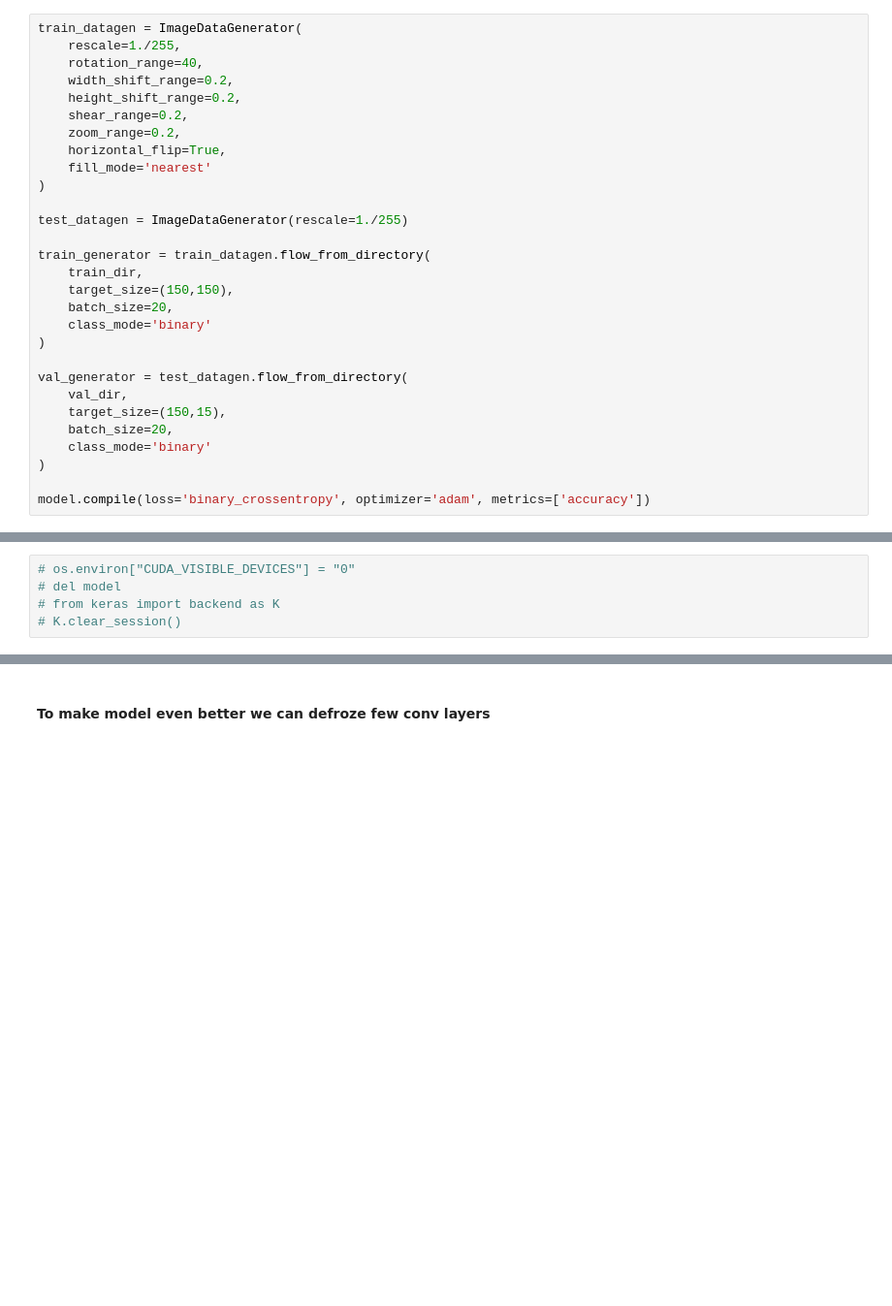
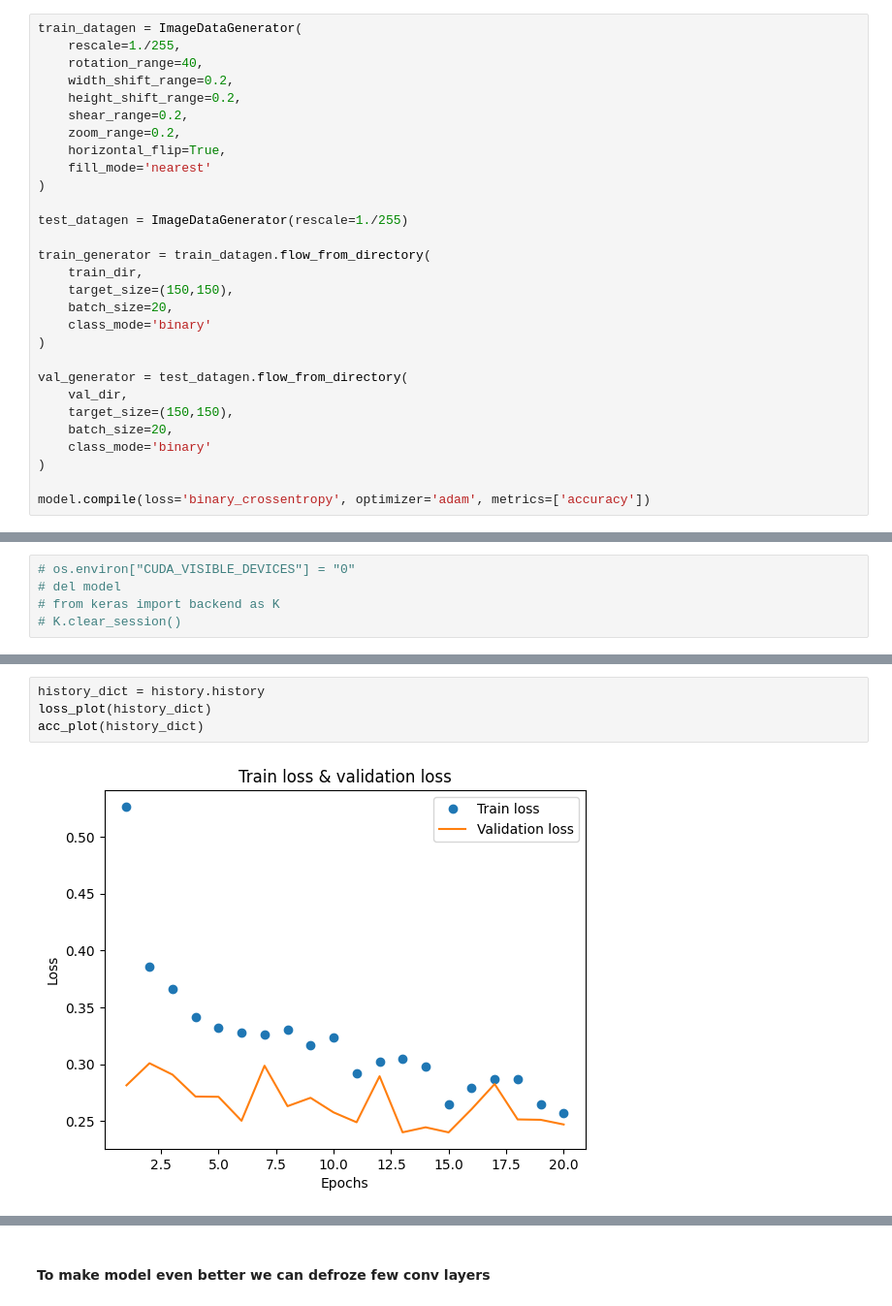
Before and after one commit to kamil271e/data-ml-playground, a Jupyter notebook: chollet_book/chapter_5_cnn/vgg.ipynb, the cells around one changed output, grey strips where cells are left out. Shown at 97% size. Drawn from its saved outputs; the diff is of its cells as text; blank space fills up the shorter version.

```diff
--- a/chollet_book/chapter_5_cnn/vgg.ipynb
+++ b/chollet_book/chapter_5_cnn/vgg.ipynb
@@ -209,7 +209,7 @@ train_generator = train_datagen.flow_from_directory(
 
 val_generator = test_datagen.flow_from_directory(
     val_dir,
-    target_size=(150,15),
+    target_size=(150,150),
     batch_size=20,
     class_mode='binary'
 )
@@ -235,0 +263,6 @@ history = model.fit(
+# %%
+history_dict = history.history
+loss_plot(history_dict)
+acc_plot(history_dict)
+# %% [output]
+[figure, added]
```
Also changed, not shown: parts of 3 cells of this notebook, 5 other files.
